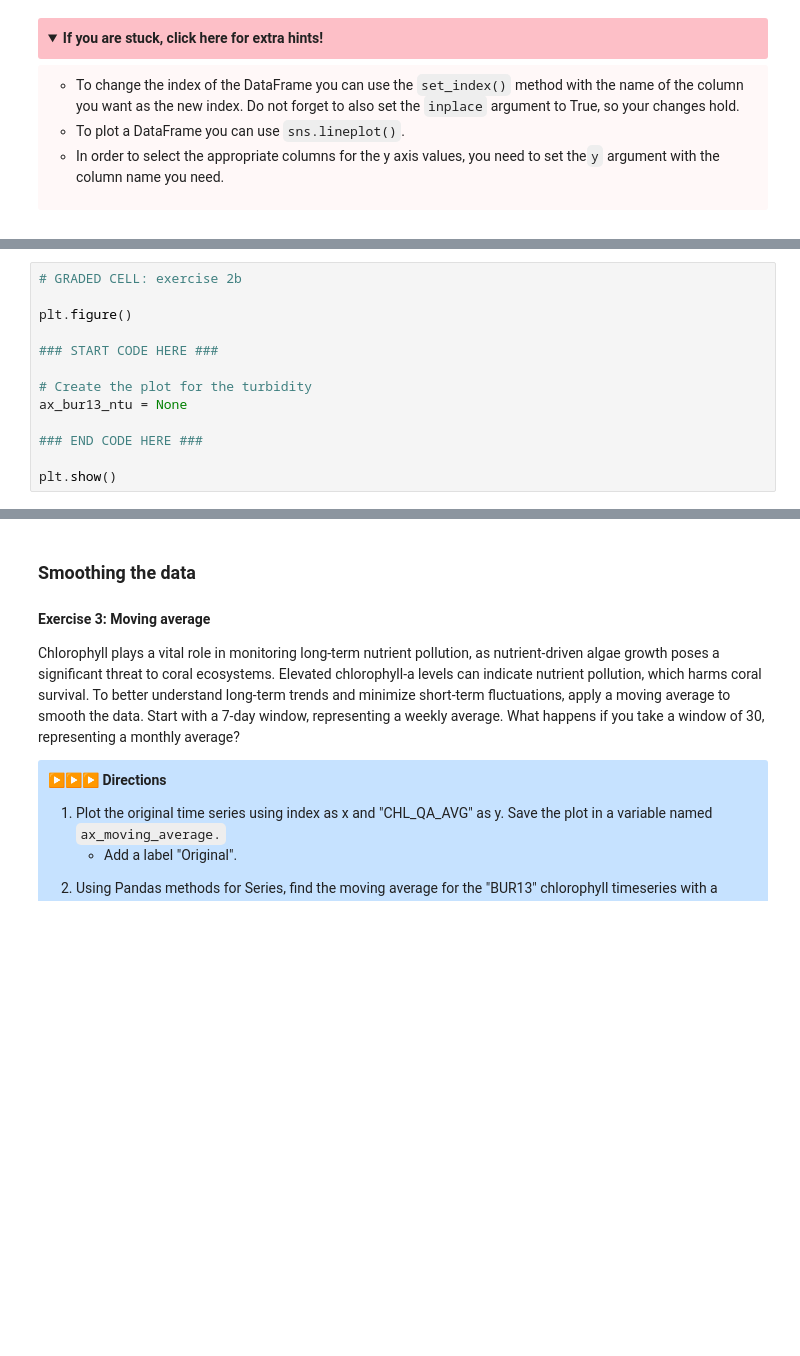
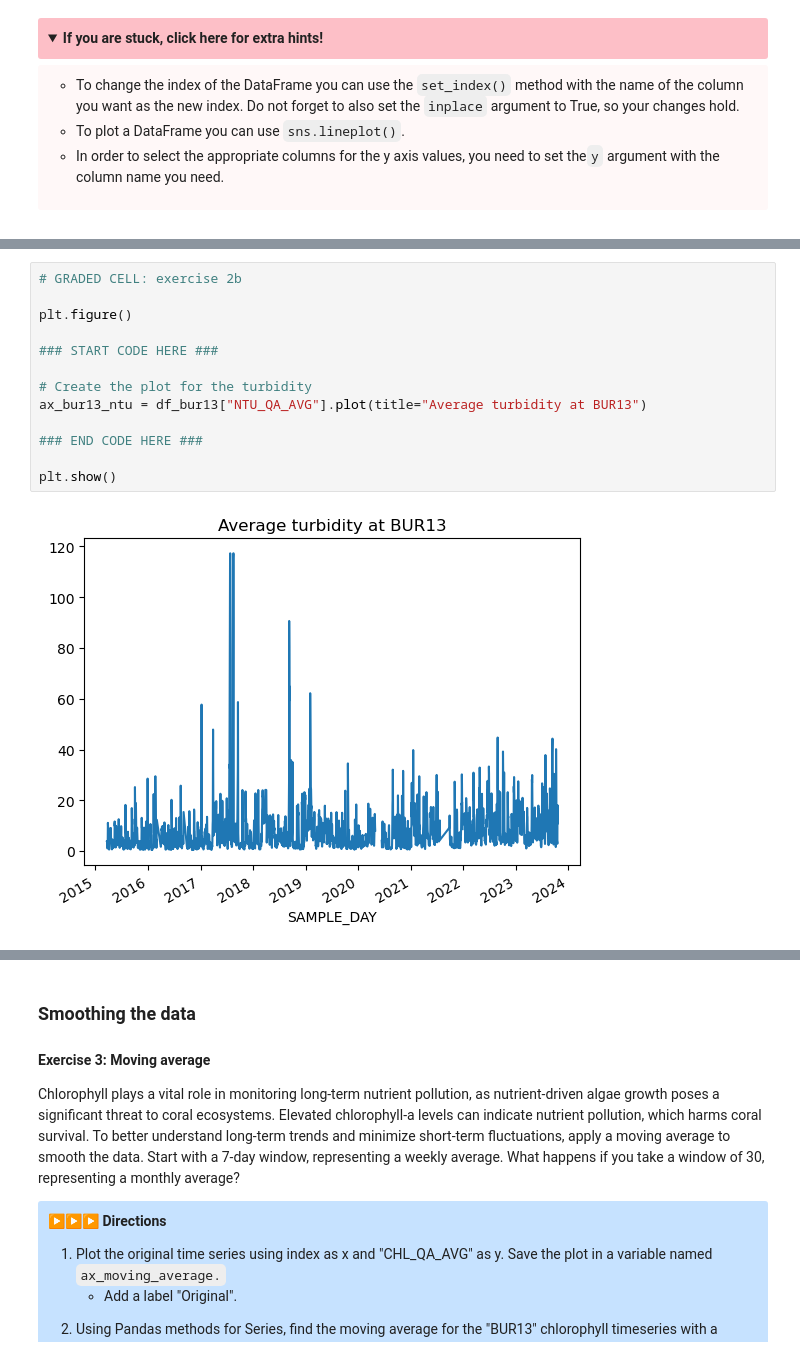
Before and after one commit to dennislamcv1/DEEPAIDA, a Jupyter notebook: Python for Data Analytics/C3M5_Assignment.ipynb, the cells around one changed output, grey strips where cells are left out. Drawn from its saved outputs; the diff is of its cells as text; folded sections open; blank space fills up the shorter version.

```diff
--- a/Python for Data Analytics/C3M5_Assignment.ipynb
+++ b/Python for Data Analytics/C3M5_Assignment.ipynb
@@ -234,16 +269,18 @@ plt.show()
 # %%
 # GRADED CELL: exercise 2b
 
 plt.figure()
 
 ### START CODE HERE ###
 
 # Create the plot for the turbidity
-ax_bur13_ntu = None
+ax_bur13_ntu = df_bur13["NTU_QA_AVG"].plot(title="Average turbidity at BUR13")
 
 ### END CODE HERE ###
 
 plt.show()
+# %% [output]
+[figure, added]
 # %% [markdown]
 <details>
 <summary style="background-color: #c6e2ff6c; padding: 10px; border-radius: 3px; box-shadow: 0 2px 4px rgba(0, 0, 0, 0.01); width: 95%; text-align: left; cursor: pointer; font-weight: bold;">
```
Also changed, not shown: parts of 17 cells of this notebook.
